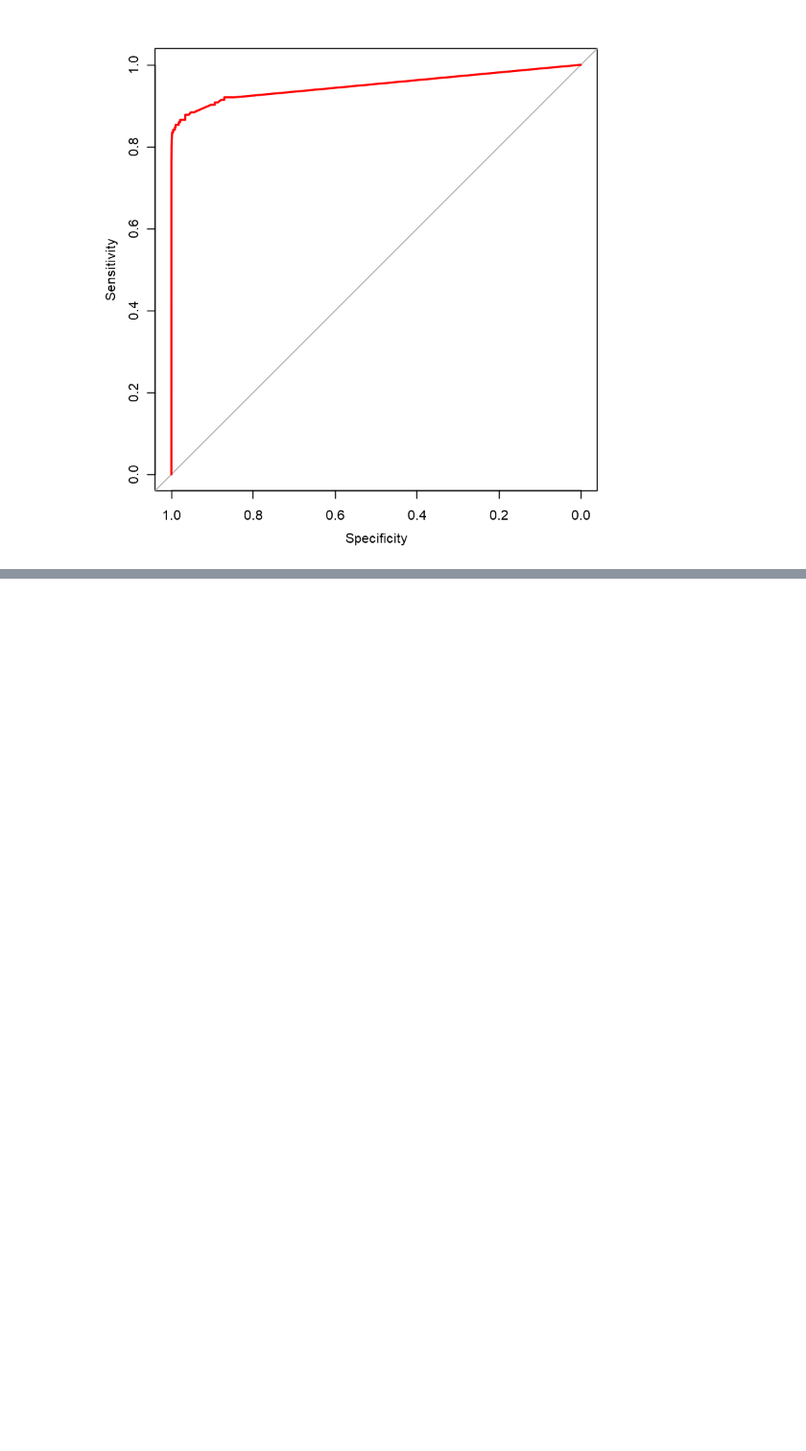
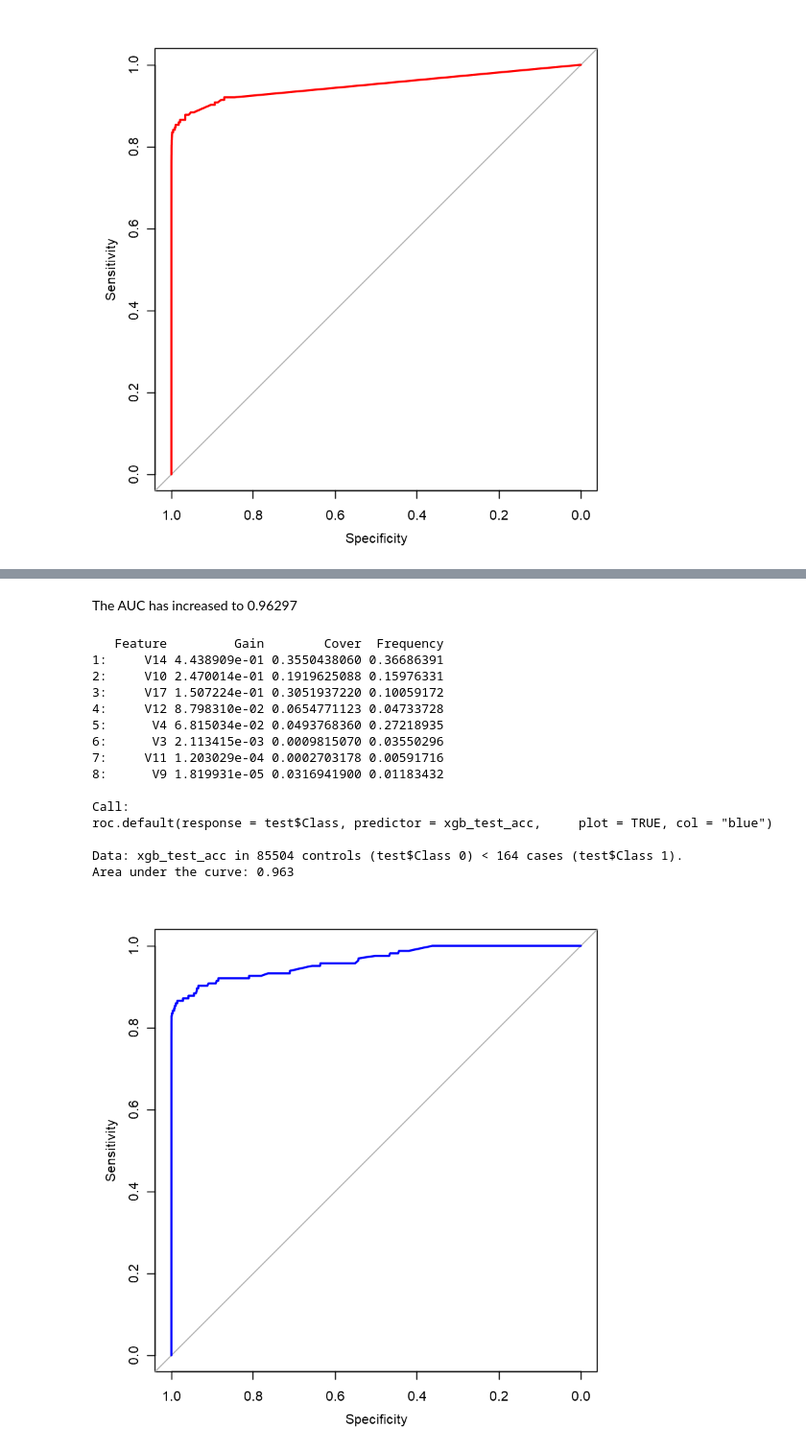
Before and after one commit to nirmalyachakraborty/Rprojects, a Jupyter notebook: Rprograms.ipynb, the cells around one changed output, grey strips where cells are left out. Shown at 96% size. Saved outputs shown, nothing was run; the diff lists cells and outputs as text; code cells hidden in the pictures; blank space fills up the shorter version.

```diff
--- a/Rprograms.ipynb
+++ b/Rprograms.ipynb
@@ -131,0 +152,4 @@ Area under the curve: 0.9498
+# %%
+#prepare the train and test data sets
+xgb_data_train <- xgb.DMatrix(as.matrix(train[, colnames(train) != "Class"]), label = train$Class)
+xgb_data_test <- xgb.DMatrix(as.matrix(test[, colnames(test) != "Class"]), label = test$Class)
@@ -131,0 +213,21 @@ Area under the curve: 0.9498
+# %%
+xgb_bench_accc = microbenchmark(
+  xgb_model_acc <- xgb.train(data = xgb_data_train
+                               , params = list(objective = "binary:logistic"
+                                               , eta = 0.1
+                                               , max.depth = 7
+                                               , min_child_weight = 100
+                                               , subsample = 1
+                                               , colsample_bytree = 1
+                                               , nthread = 3
+                                               , eval_metric = "auc"
+                               )
+                               , watchlist = list(test = xgb_data_test)
+                               , nrounds = 500
+                               , early_stopping_rounds = 40
+                               , print_every_n = 20
+  )
+  , times = 5L
+)
+print(xgb_bench_accc)
+print(xgb_model_acc$bestScore)
@@ -131,0 +252,29 @@ Area under the curve: 0.9498
+# %% [markdown]
+The AUC has increased to 0.96297
+# %%
+#Get feature importance
+xgb_feature_imp = xgb.importance(model = xgb_model_acc)
+print(xgb_feature_imp)
+# Make predictions on test set for ROC curve
+xgb_test_acc = predict(xgb_model_acc
+                       , newdata = as.matrix(test[, colnames(test) != "Class"])
+                       , ntreelimit = xgb_model_acc$bestInd)
+auc_xgb_acc = roc(test$Class, xgb_test_acc, plot = TRUE, col = "blue")
+print(auc_xgb_acc)
+# %% [output]
+   Feature         Gain        Cover  Frequency
+1:     V14 4.438909e-01 0.3550438060 0.36686391
+2:     V10 2.470014e-01 0.1919625088 0.15976331
+3:     V17 1.507224e-01 0.3051937220 0.10059172
+4:     V12 8.798310e-02 0.0654771123 0.04733728
+5:      V4 6.815034e-02 0.0493768360 0.27218935
+6:      V3 2.113415e-03 0.0009815070 0.03550296
+7:     V11 1.203029e-04 0.0002703178 0.00591716
+8:      V9 1.819931e-05 0.0316941900 0.01183432
+
+Call:
+roc.default(response = test$Class, predictor = xgb_test_acc,     plot = TRUE, col = "blue")
+
+Data: xgb_test_acc in 85504 controls (test$Class 0) < 164 cases (test$Class 1).
+Area under the curve: 0.963
+[figure, added]
```
Also changed, not shown: parts of 6 cells of this notebook.
